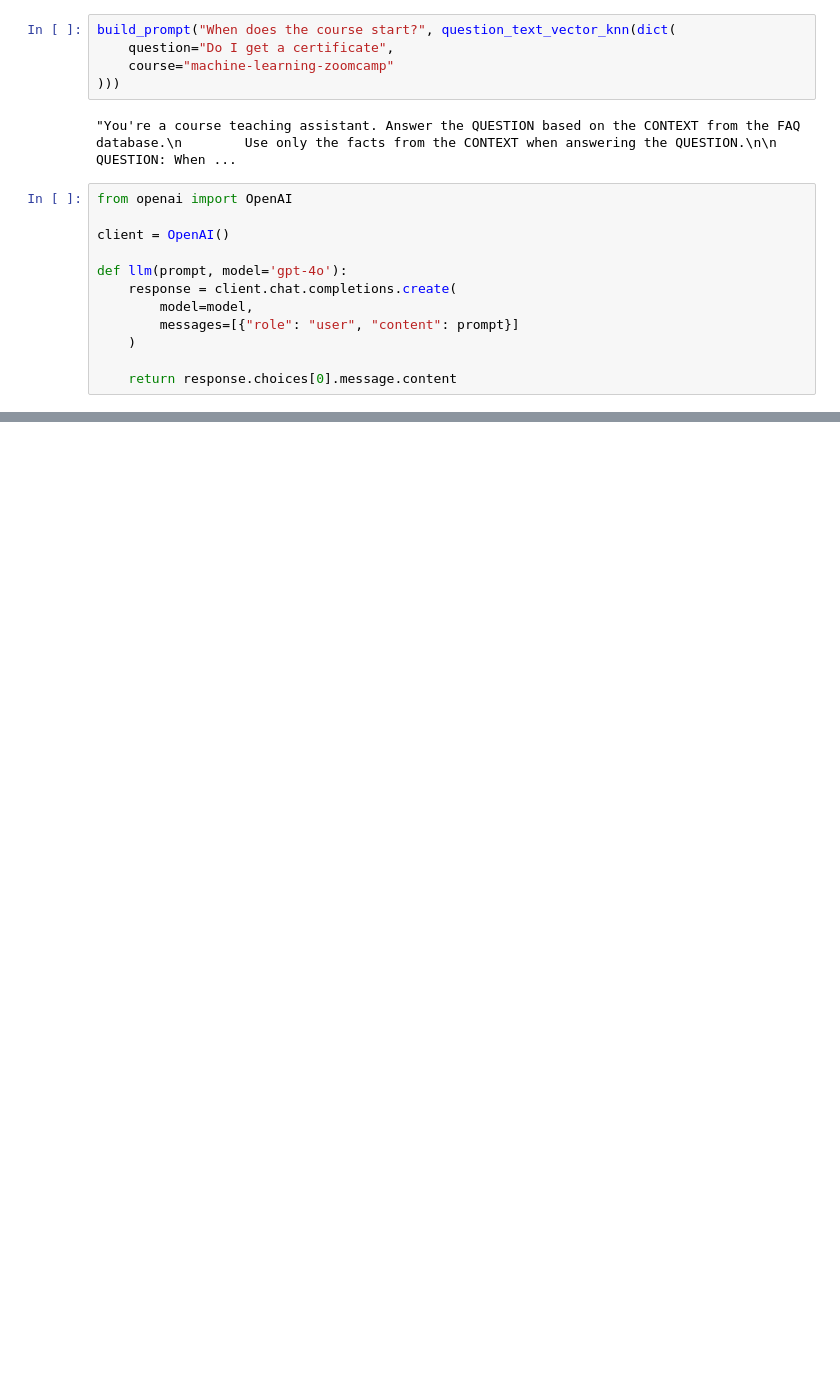
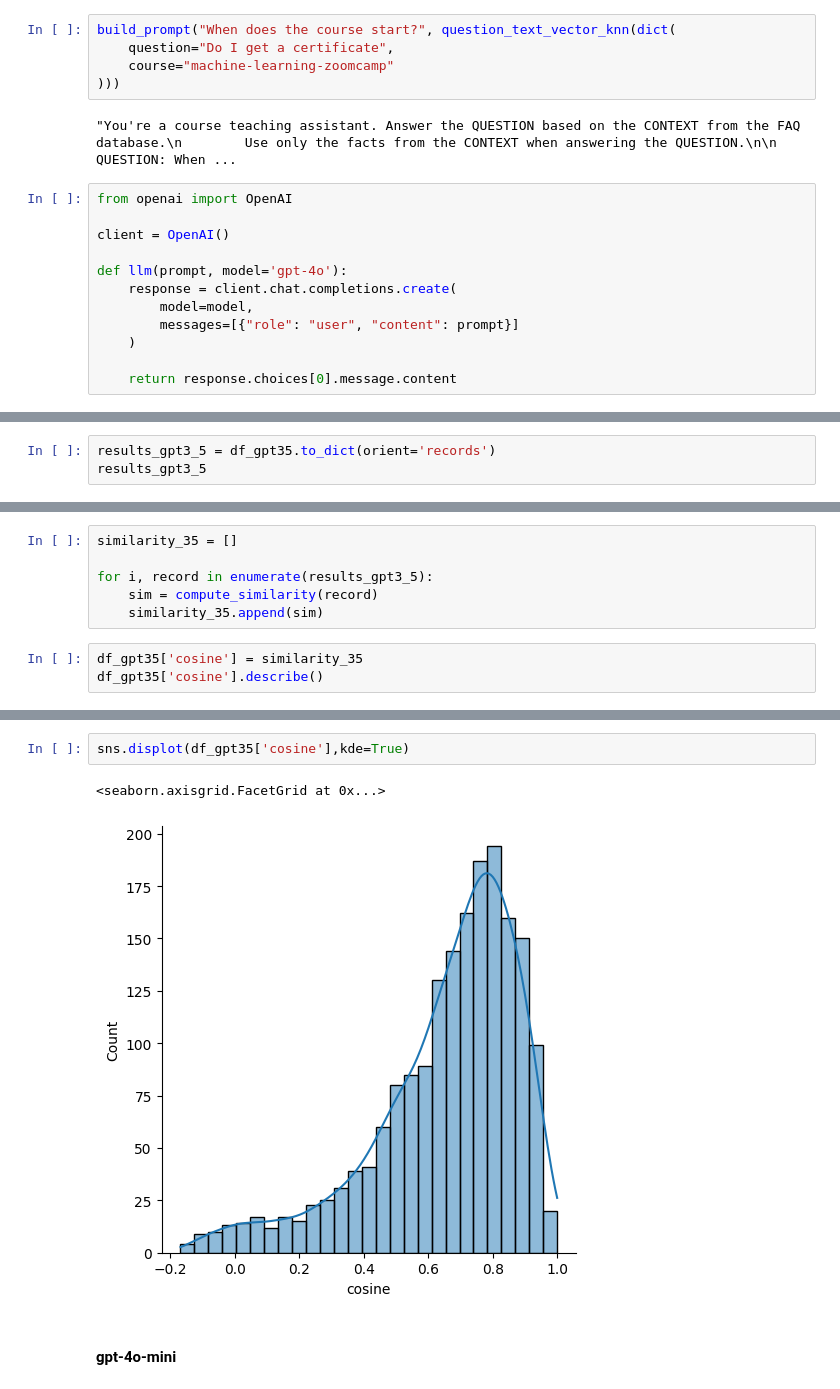
Before and after one commit to okellodaniel/llm-scholar, a Jupyter notebook: 04-Monitoring/offline_evaluation.ipynb, the cells around one changed output, grey strips where cells are left out. Drawn from its saved outputs; the diff is of its cells as text; blank space fills up the shorter version.

```diff
--- a/04-Monitoring/offline_evaluation.ipynb
+++ b/04-Monitoring/offline_evaluation.ipynb
@@ -198,0 +447,3 @@ def rag(query:dict,model='gpt-4o') -> str:
+# %%
+results_gpt3_5 = df_gpt35.to_dict(orient='records')
+results_gpt3_5
@@ -198,0 +468,9 @@ def rag(query:dict,model='gpt-4o') -> str:
+# %%
+similarity_35 = []
+
+for i, record in enumerate(results_gpt3_5):
+    sim = compute_similarity(record)
+    similarity_35.append(sim)
+# %%
+df_gpt35['cosine'] = similarity_35
+df_gpt35['cosine'].describe()
@@ -198,0 +487,7 @@ def rag(query:dict,model='gpt-4o') -> str:
+# %%
+sns.displot(df_gpt35['cosine'],kde=True)
+# %% [output]
+<seaborn.axisgrid.FacetGrid at 0x...>
+[figure, added]
+# %% [markdown]
+#### gpt-4o-mini
```
Also changed, not shown: parts of 36 cells of this notebook.
